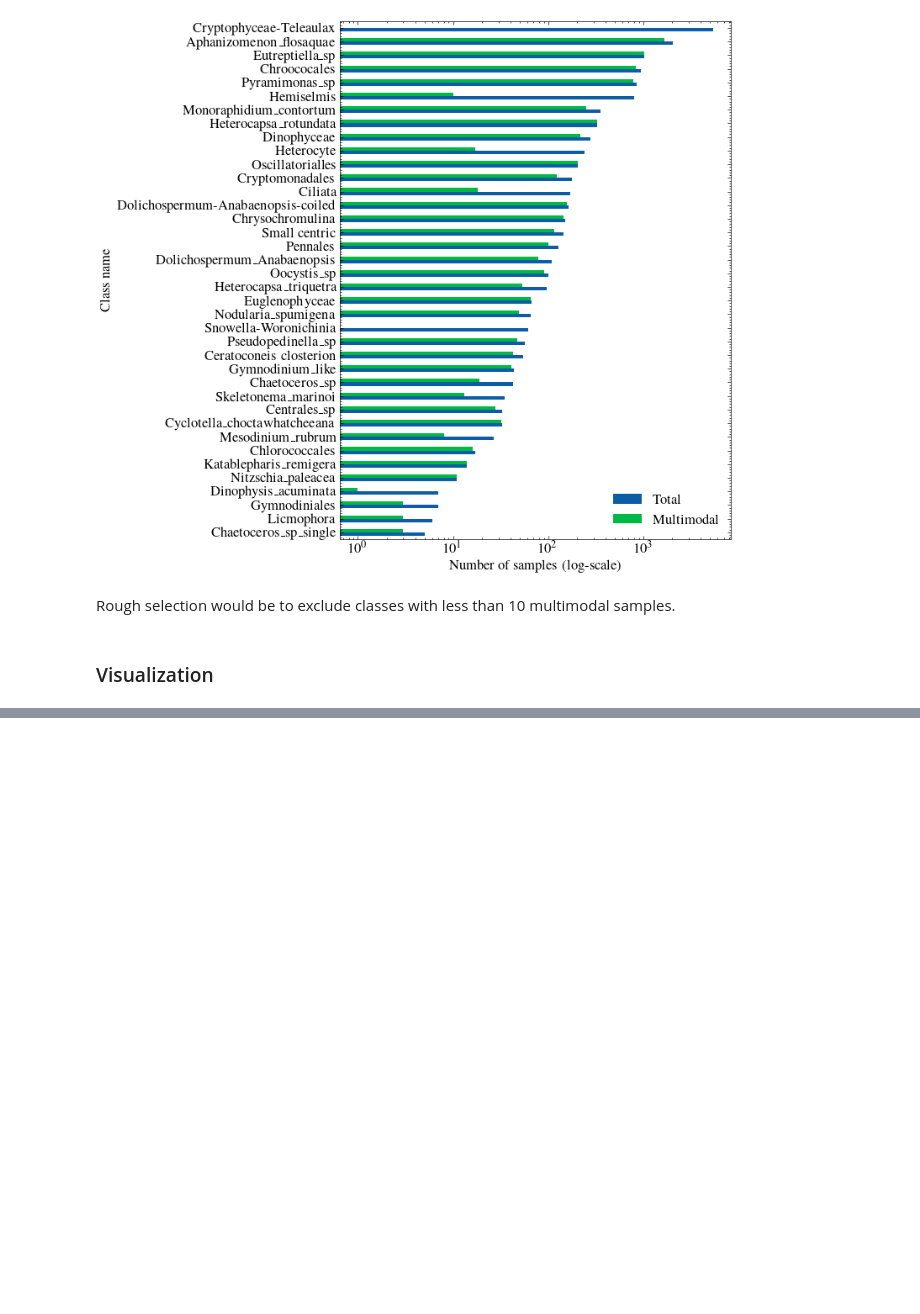
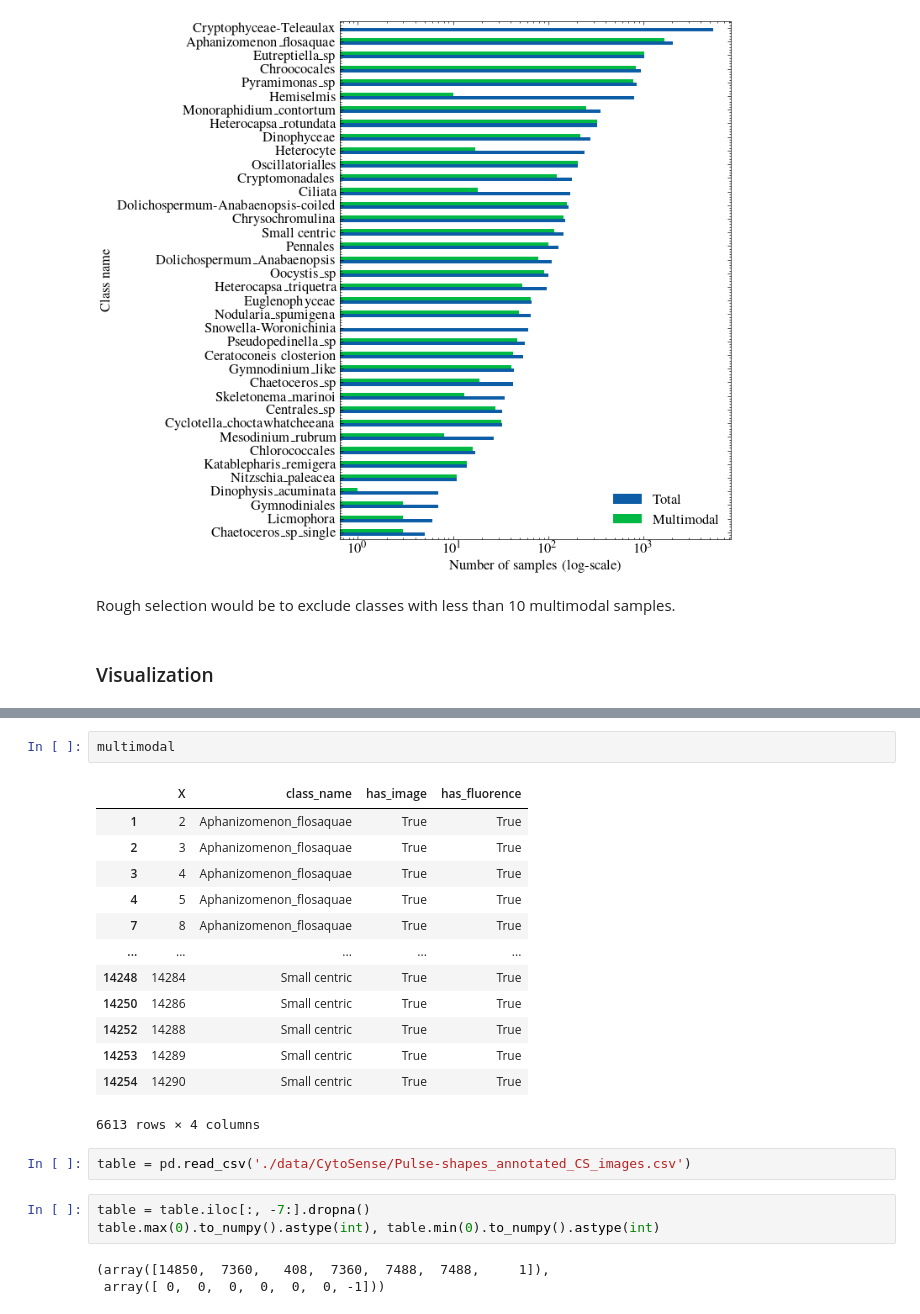
Before and after one commit to imveikka/multimodal_plankton_recognition, a Jupyter notebook: data_analysis.ipynb, the cells around one changed output, grey strips where cells are left out. Drawn from its saved outputs; the diff is of its cells as text; blank space fills up the shorter version.

```diff
--- a/data_analysis.ipynb
+++ b/data_analysis.ipynb
@@ -117,0 +149,24 @@ for _, sample in annotations[annotations.iloc[:, -2:].T.all()].sample(20).iterro
+# %%
+multimodal
+# %% [output]
+|  | X | class_name | has_image | has_fluorence |
+| 1 | 2 | Aphanizomenon_flosaquae | True | True |
+| 2 | 3 | Aphanizomenon_flosaquae | True | True |
+| 3 | 4 | Aphanizomenon_flosaquae | True | True |
+| 4 | 5 | Aphanizomenon_flosaquae | True | True |
+| 7 | 8 | Aphanizomenon_flosaquae | True | True |
+| ... | ... | ... | ... | ... |
+| 14248 | 14284 | Small centric | True | True |
+| 14250 | 14286 | Small centric | True | True |
+| 14252 | 14288 | Small centric | True | True |
+| 14253 | 14289 | Small centric | True | True |
+| 14254 | 14290 | Small centric | True | True |
+6613 rows × 4 columns
+# %%
+table = pd.read_csv('./data/CytoSense/Pulse-shapes_annotated_CS_images.csv')
+# %%
+table = table.iloc[:, -7:].dropna()
+table.max(0).to_numpy().astype(int), table.min(0).to_numpy().astype(int)
+# %% [output]
+(array([14850,  7360,   408,  7360,  7488,  7488,     1]),
+ array([ 0,  0,  0,  0,  0,  0, -1]))
```
Also changed, not shown: parts of 4 cells of this notebook, 3 other files.
